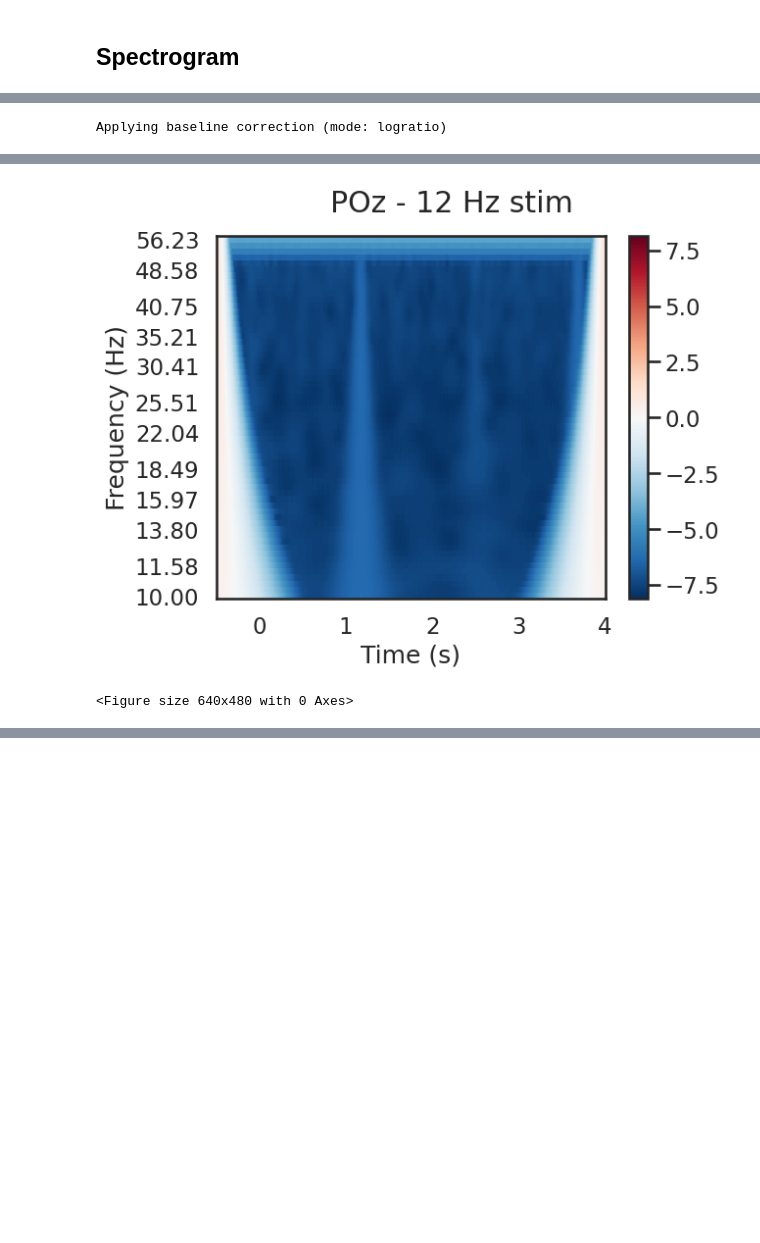
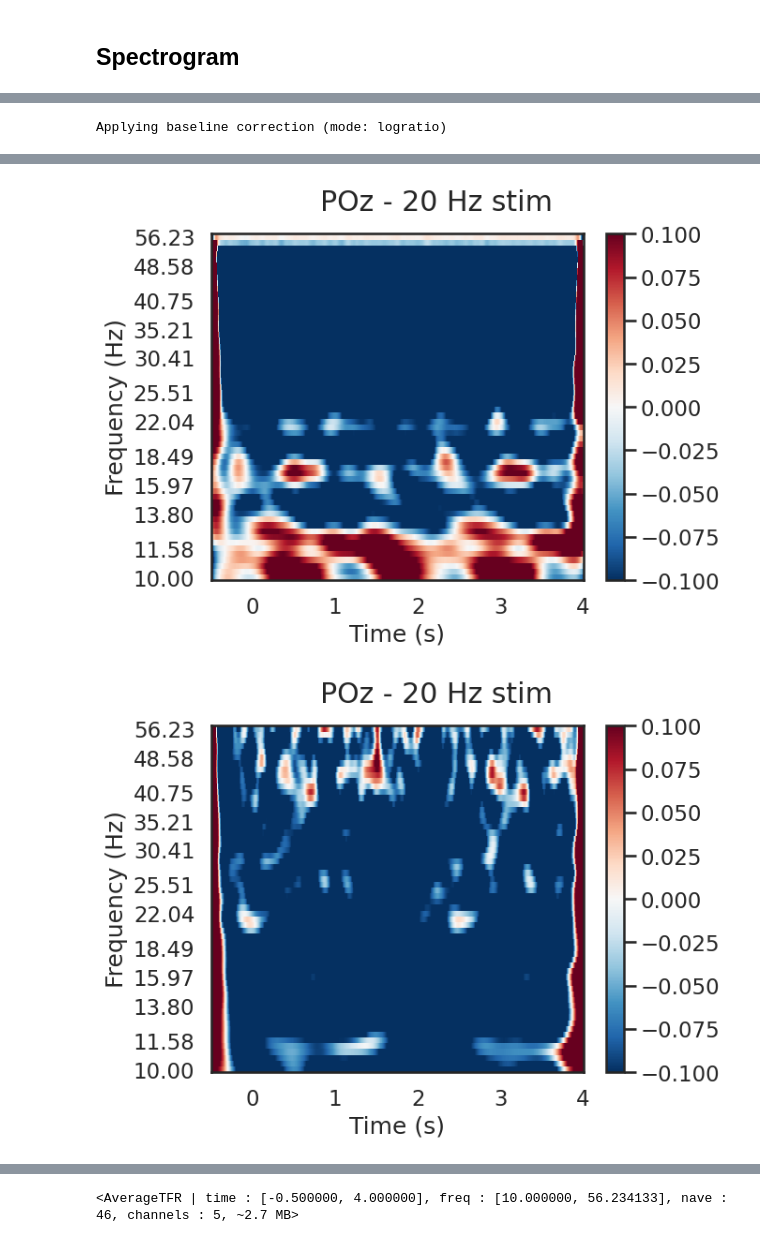
Before and after one commit to NeuroTechX/EEG-ExPy, a Jupyter notebook: eegnb/summerschool/visual_ssvep/ssvep_viz.ipynb, the cells around one changed output, grey strips where cells are left out. Cells and saved outputs as stored; diff of their text form; code cells hidden in the pictures; blank space fills up the shorter version.

```diff
--- a/eegnb/summerschool/visual_ssvep/ssvep_viz.ipynb
+++ b/eegnb/summerschool/visual_ssvep/ssvep_viz.ipynb
@@ -69,0 +67,9 @@ Ready.
+# %%
+subject = 2
+session = 2
+device = 'muse2_bfn' #
+# %%
+raw = load_data(subject, session,
+                experiment=experiment_name, site='local', device_name=device,
+                data_dir = eegnb_data_path,
+                replace_ch_names={'Right AUX': 'POz'})
@@ -86,7 +119,7 @@ Effective window size : 8.192 (s)
 
 events = find_events(raw)
 #event_id = {'30 Hz': 1, '20 Hz': 2}
-event_id = {'12 Hz': 1}
+event_id = {'20 Hz': 1}
 epochs = Epochs(raw, events=events, event_id=event_id,
                 tmin=-0.5, tmax=4, baseline=None, preload=True,
                 verbose=False, picks=[0, 1, 2, 3, 4])
@@ -160,10 +198,10 @@ frequencies = np.logspace(1, 1.75, 60)
 #tfr, itc = tfr_morlet(epochs['7.5 Hz'], freqs=frequencies,picks='all', n_cycles=15, return_itc=True)
 #tfr.plot(picks=[4], baseline=(-0.5, -0.1), mode='logratio', title='POz - 7.5 Hz stim');
 
-tfr, itc = tfr_morlet(epochs['12 Hz'], freqs=frequencies,picks='all',
+tfr, itc = tfr_morlet(epochs['20 Hz'], freqs=frequencies,picks='all',
                               n_cycles=15, return_itc=True)
-tfr.plot(picks=[4], baseline=(-0.5, -0.1), mode='logratio',
-                 title='POz - 12 Hz stim');
+tfr.plot(picks='all', baseline=(-0.5, -0.1), mode='logratio',
+                 title='POz - 20 Hz stim');
 
 plt.tight_layout()
 
@@ -179,2 +217,2 @@ Applying baseline correction (mode: logratio)
-[figure, old version]
+[figure, new version]
-<Figure size 640x480 with 0 Axes>
+[figure, added]
@@ -180,0 +222,4 @@ Applying baseline correction (mode: logratio)
+# %%
+tfr
+# %% [output]
+<AverageTFR | time : [-0.500000, 4.000000], freq : [10.000000, 56.234133], nave : 46, channels : 5, ~2.7 MB>
```
Also changed, not shown: parts of 11 cells of this notebook, 2 other files.
